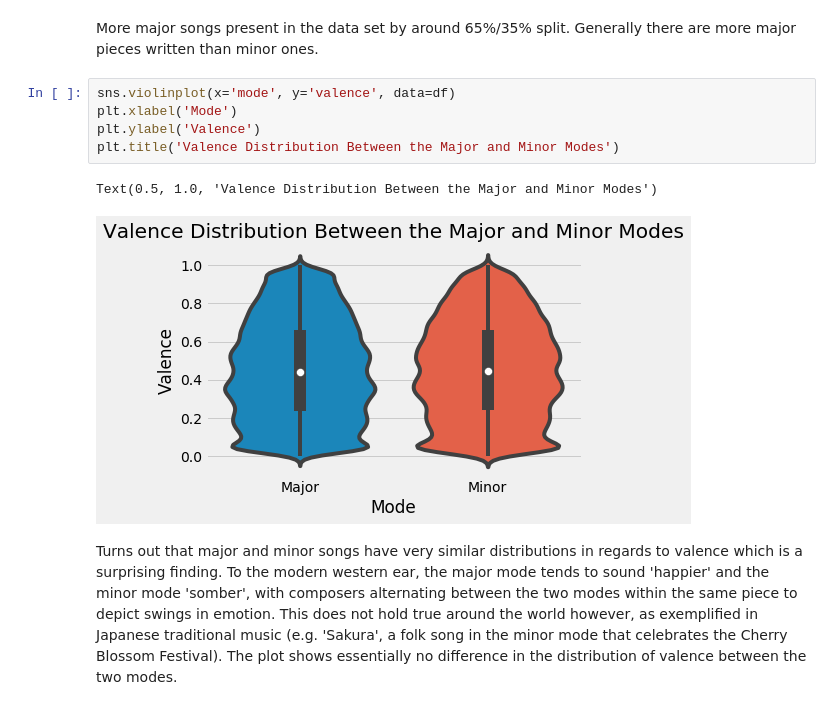
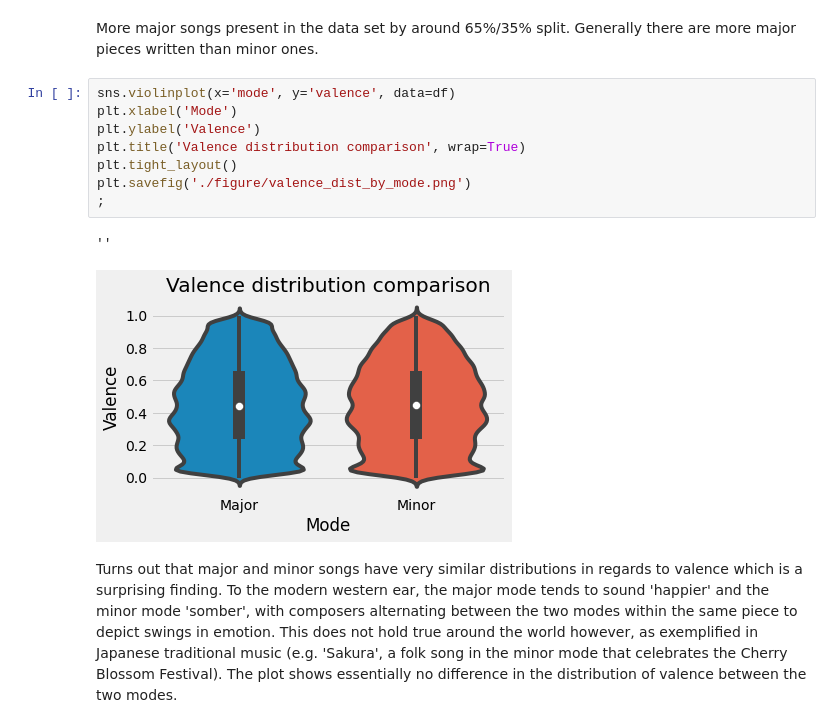
Before and after one commit to tangaw/Spotify-Tracks-Insights, a Jupyter notebook: src/spotifyTracksInsights.ipynb, the cells around one changed output. Cells and saved outputs as stored; diff of their text form.

```diff
--- a/src/spotifyTracksInsights.ipynb
+++ b/src/spotifyTracksInsights.ipynb
@@ -245,11 +248,14 @@ More major songs present in the data set by around 65%/35% split. Generally ther
 # %%
 sns.violinplot(x='mode', y='valence', data=df)
 plt.xlabel('Mode')
 plt.ylabel('Valence')
-plt.title('Valence Distribution Between the Major and Minor Modes')
+plt.title('Valence distribution comparison', wrap=True)
+plt.tight_layout()
+plt.savefig('./figure/valence_dist_by_mode.png')
+;
 # %% [output]
-Text(0.5, 1.0, 'Valence Distribution Between the Major and Minor Modes')
+''
-[figure, old version]
+[figure, new version]
 # %% [markdown]
 Turns out that major and minor songs have very similar distributions in regards to valence which is a surprising finding. To the modern western ear, the major mode tends to sound 'happier' and the minor mode 'somber', with composers alternating between the two modes within the same piece to depict swings in emotion. This does not hold true around the world however, as exemplified in Japanese traditional music (e.g. 'Sakura', a folk song in the minor mode that celebrates the Cherry Blossom Festival). The plot shows essentially no difference in the distribution of valence between the two modes.
 # %% [markdown]
```
Also changed, not shown: parts of 11 cells of this notebook, 4 other files.
